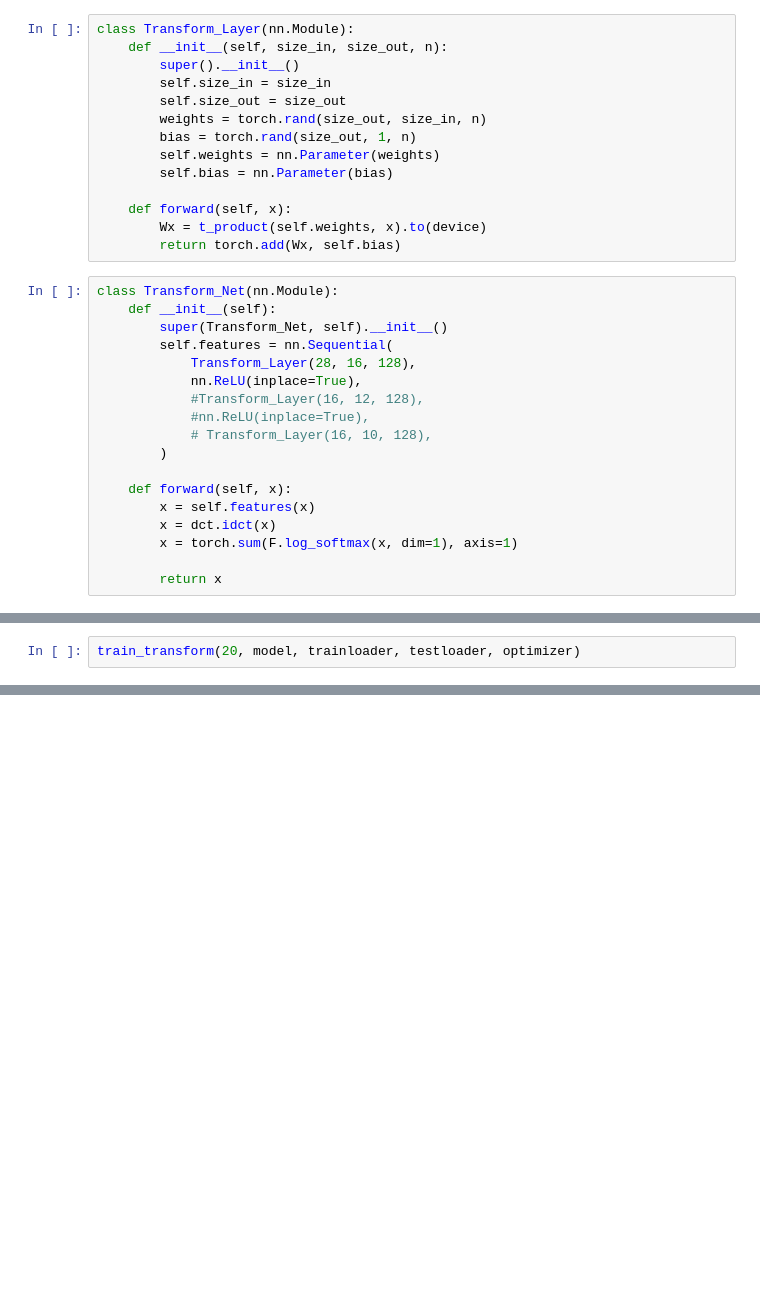
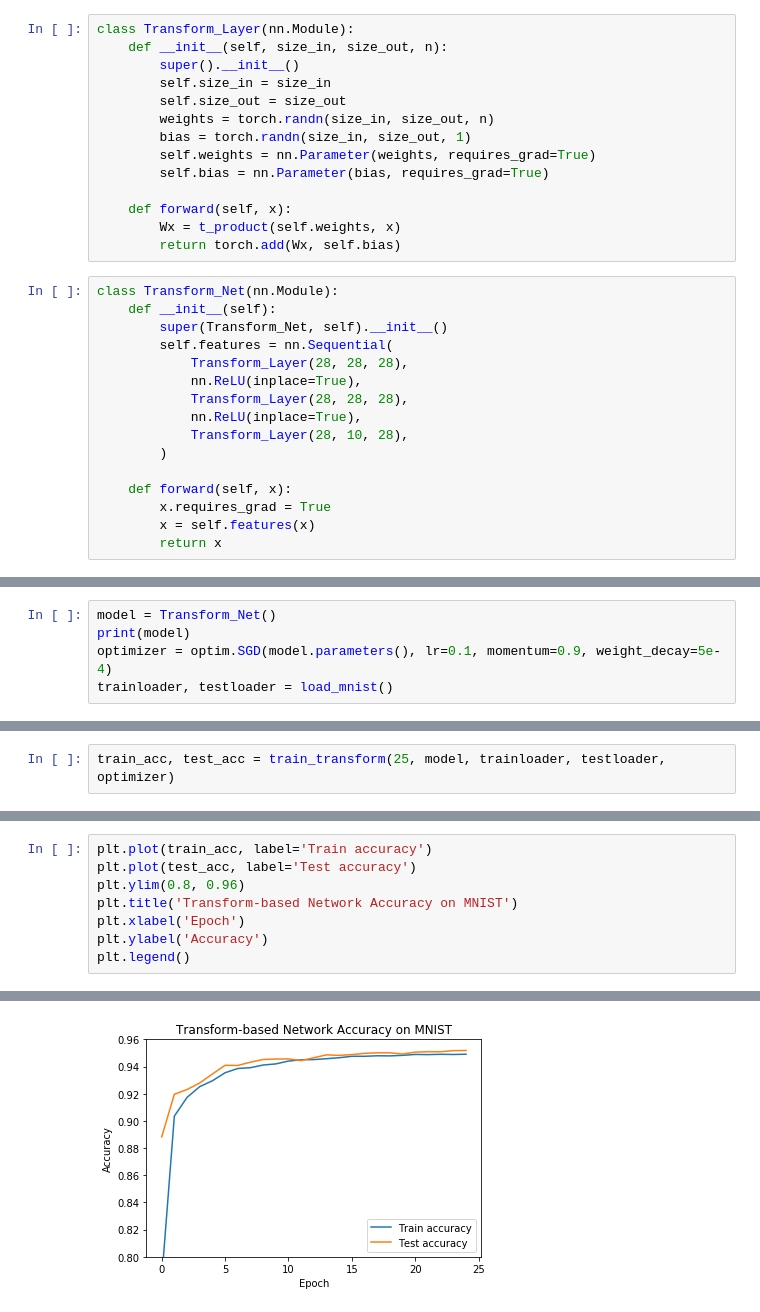
Before and after one commit to YangletLiu/Tensor_Layer_for_Deep_Neural_Network_Compression, a Jupyter notebook: examples/util.ipynb, the cells around one changed output, grey strips where cells are left out. Cells and saved outputs as stored; diff of their text form; blank space fills up the shorter version.

Commit message:
transform-based net

```diff
--- a/examples/util.ipynb
+++ b/examples/util.ipynb
@@ -83,29 +56,27 @@ class Transform_Layer(nn.Module):
         super().__init__()
         self.size_in = size_in
         self.size_out = size_out
-        weights = torch.rand(size_out, size_in, n)
-        bias = torch.rand(size_out, 1, n)
-        self.weights = nn.Parameter(weights)
-        self.bias = nn.Parameter(bias)
+        weights = torch.randn(size_in, size_out, n)
+        bias = torch.randn(size_in, size_out, 1)
+        self.weights = nn.Parameter(weights, requires_grad=True)
+        self.bias = nn.Parameter(bias, requires_grad=True)
 
     def forward(self, x):
-        Wx = t_product(self.weights, x).to(device)
+        Wx = t_product(self.weights, x)
         return torch.add(Wx, self.bias)
 # %%
 class Transform_Net(nn.Module):
     def __init__(self):
         super(Transform_Net, self).__init__()
         self.features = nn.Sequential(
-            Transform_Layer(28, 16, 128),
+            Transform_Layer(28, 28, 28),
             nn.ReLU(inplace=True),
-            #Transform_Layer(16, 12, 128),
-            #nn.ReLU(inplace=True),
-            # Transform_Layer(16, 10, 128),
+            Transform_Layer(28, 28, 28),
+            nn.ReLU(inplace=True),
+            Transform_Layer(28, 10, 28),
         )
 
     def forward(self, x):
+        x.requires_grad = True
         x = self.features(x)
-        x = dct.idct(x)
-        x = torch.sum(F.log_softmax(x, dim=1), axis=1)
-
         return x
@@ -173,0 +165,5 @@ def train_transform(i, model, trainloader, testloader, optimizer):
+# %%
+model = Transform_Net()
+print(model)
+optimizer = optim.SGD(model.parameters(), lr=0.1, momentum=0.9, weight_decay=5e-4)
+trainloader, testloader = load_mnist()
@@ -174,4 +181,4 @@ def train_transform(i, model, trainloader, testloader, optimizer):
 # %%
-train_transform(20, model, trainloader, testloader, optimizer)
+train_acc, test_acc = train_transform(25, model, trainloader, testloader, optimizer)
 # %% [output]
 Epoch:  0
@@ -211,0 +236,9 @@ KeyboardInterrupt:
+# %%
+plt.plot(train_acc, label='Train accuracy')
+plt.plot(test_acc, label='Test accuracy')
+plt.ylim(0.8, 0.96)
+plt.title('Transform-based Network Accuracy on MNIST')
+plt.xlabel('Epoch')
+plt.ylabel('Accuracy')
+plt.legend()
+# %% [output]
@@ -211,0 +246 @@ KeyboardInterrupt:
+[figure, added]
```
Also changed, not shown: parts of 15 cells of this notebook, 2 other files.
